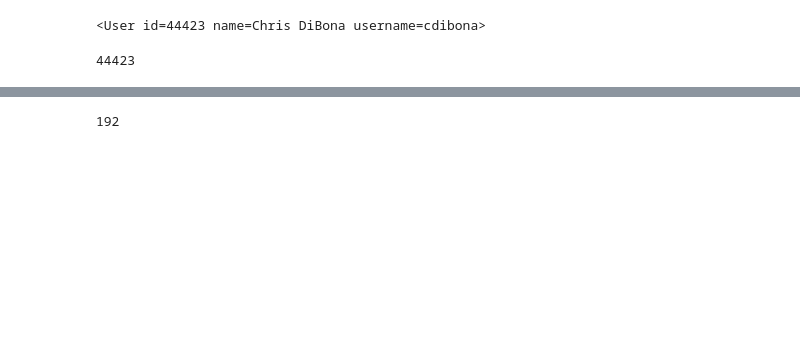
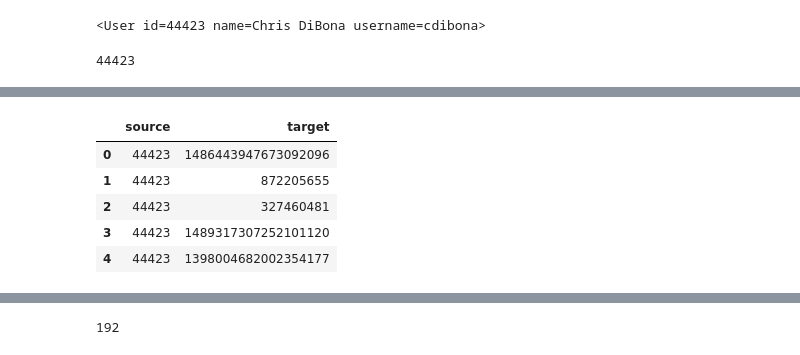
Before and after one commit to migduroli/social-and-web-analytics, a Jupyter notebook: inclass-material/03-twitter.ipynb, the cells around one changed output, grey strips where cells are left out. Cells and saved outputs as stored; diff of their text form; code cells hidden in the pictures; blank space fills up the shorter version.

```diff
--- a/inclass-material/03-twitter.ipynb
+++ b/inclass-material/03-twitter.ipynb
@@ -141,6 +144,15 @@ df = pd.DataFrame(columns=['source','target'])
 # Set the list of followers as the target column
 df['target'] = followers_list
 df['source'] = test_user.id
+# %%
+df.head()
+# %% [output]
+|  | source | target |
+| 0 | 44423 | 1486443947673092096 |
+| 1 | 44423 | 872205655 |
+| 2 | 44423 | 327460481 |
+| 3 | 44423 | 1489317307252101120 |
+| 4 | 44423 | 1398004682002354177 |
 # %%
 import networkx as nx
 
```
Also changed, not shown: parts of 15 cells of this notebook.
